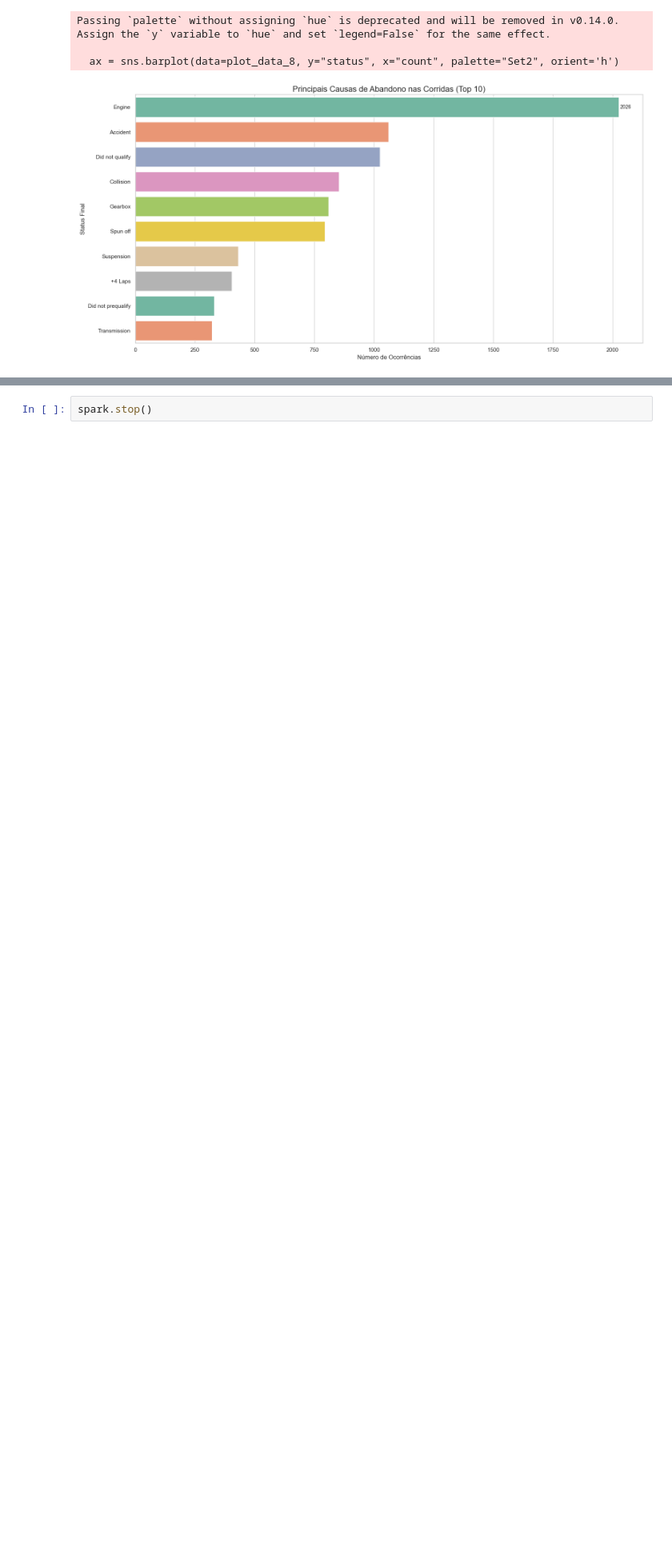
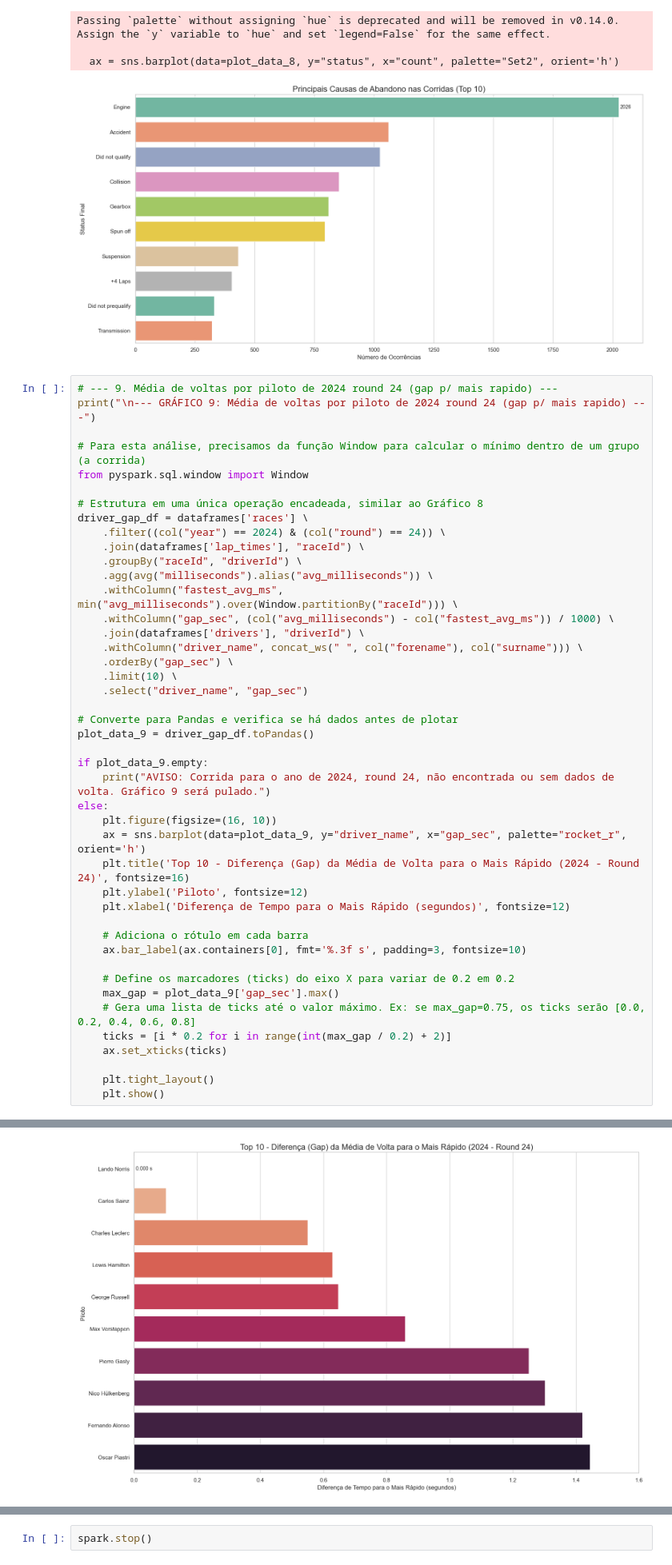
Before and after one commit to Julio1099/formula1-analytics, a Jupyter notebook: Data Layer/raw/Analise_PySpark2.ipynb, the cells around one changed output, grey strips where cells are left out. Shown at 80% size. Cells and saved outputs as stored; diff of their text form; blank space fills up the shorter version.

```diff
--- a/Data Layer/raw/Analise_PySpark2.ipynb
+++ b/Data Layer/raw/Analise_PySpark2.ipynb
@@ -249,3 +249,48 @@ Passing `palette` without assigning `hue` is deprecated and will be removed in v
 
   ax = sns.barplot(data=plot_data_8, y="status", x="count", palette="Set2", orient='h')
 [figure]
+# %%
+# --- 9. Média de voltas por piloto de 2024 round 24 (gap p/ mais rapido) ---
+print("\n--- GRÁFICO 9: Média de voltas por piloto de 2024 round 24 (gap p/ mais rapido) ---")
+
+# Para esta análise, precisamos da função Window para calcular o mínimo dentro de um grupo (a corrida)
+from pyspark.sql.window import Window
+
+# Estrutura em uma única operação encadeada, similar ao Gráfico 8
+driver_gap_df = dataframes['races'] \
+    .filter((col("year") == 2024) & (col("round") == 24)) \
+    .join(dataframes['lap_times'], "raceId") \
+    .groupBy("raceId", "driverId") \
+    .agg(avg("milliseconds").alias("avg_milliseconds")) \
+    .withColumn("fastest_avg_ms", min("avg_milliseconds").over(Window.partitionBy("raceId"))) \
+    .withColumn("gap_sec", (col("avg_milliseconds") - col("fastest_avg_ms")) / 1000) \
+    .join(dataframes['drivers'], "driverId") \
+    .withColumn("driver_name", concat_ws(" ", col("forename"), col("surname"))) \
+    .orderBy("gap_sec") \
+    .limit(10) \
+    .select("driver_name", "gap_sec")
+
+# Converte para Pandas e verifica se há dados antes de plotar
+plot_data_9 = driver_gap_df.toPandas()
+
+if plot_data_9.empty:
+    print("AVISO: Corrida para o ano de 2024, round 24, não encontrada ou sem dados de volta. Gráfico 9 será pulado.")
+else:
+    plt.figure(figsize=(16, 10))
+    ax = sns.barplot(data=plot_data_9, y="driver_name", x="gap_sec", palette="rocket_r", orient='h')
+    plt.title('Top 10 - Diferença (Gap) da Média de Volta para o Mais Rápido (2024 - Round 24)', fontsize=16)
+    plt.ylabel('Piloto', fontsize=12)
+    plt.xlabel('Diferença de Tempo para o Mais Rápido (segundos)', fontsize=12)
+
+    # Adiciona o rótulo em cada barra
+    ax.bar_label(ax.containers[0], fmt='%.3f s', padding=3, fontsize=10)
+
+    # Define os marcadores (ticks) do eixo X para variar de 0.2 em 0.2
+    max_gap = plot_data_9['gap_sec'].max()
+    # Gera uma lista de ticks até o valor máximo. Ex: se max_gap=0.75, os ticks serão [0.0, 0.2, 0.4, 0.6, 0.8]
+    ticks = [i * 0.2 for i in range(int(max_gap / 0.2) + 2)]
+    ax.set_xticks(ticks)
+
+    plt.tight_layout()
+    plt.show()
+# %% [output]
@@ -251,0 +301 @@ Passing `palette` without assigning `hue` is deprecated and will be removed in v
+[figure, added]
```
Also changed, not shown: parts of 5 cells of this notebook.
